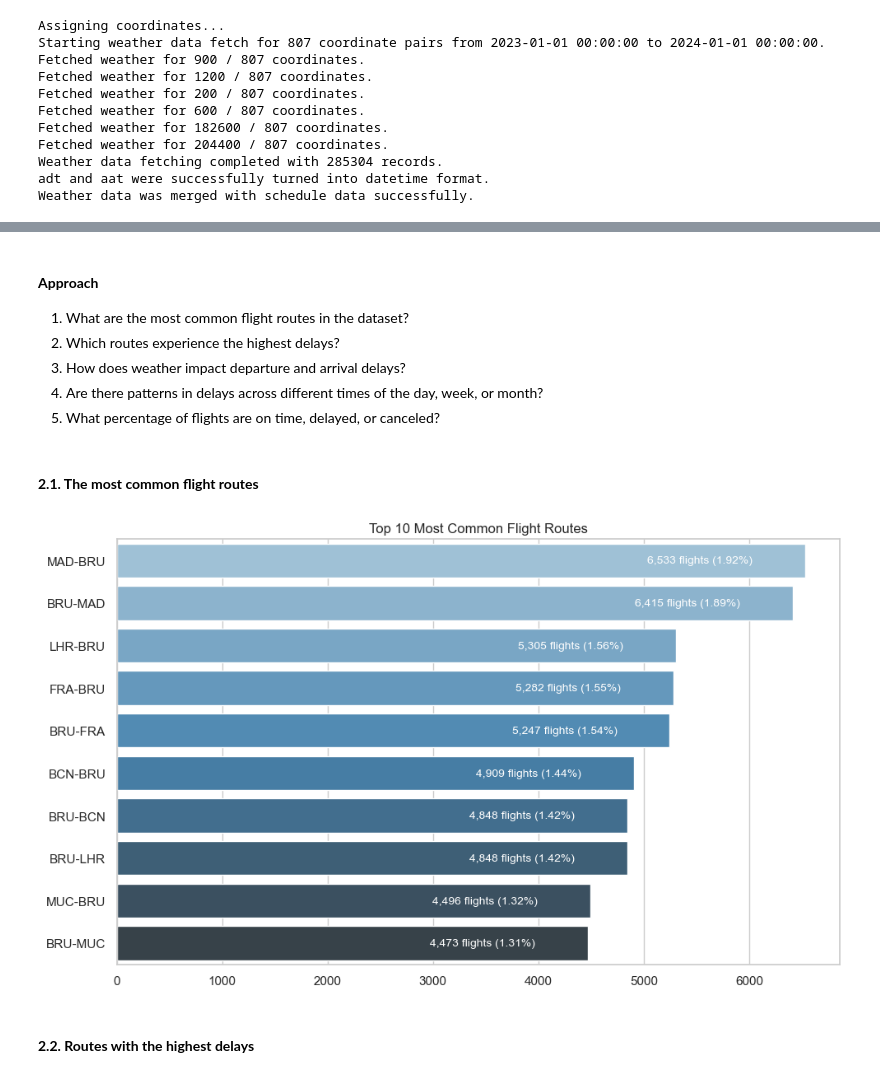
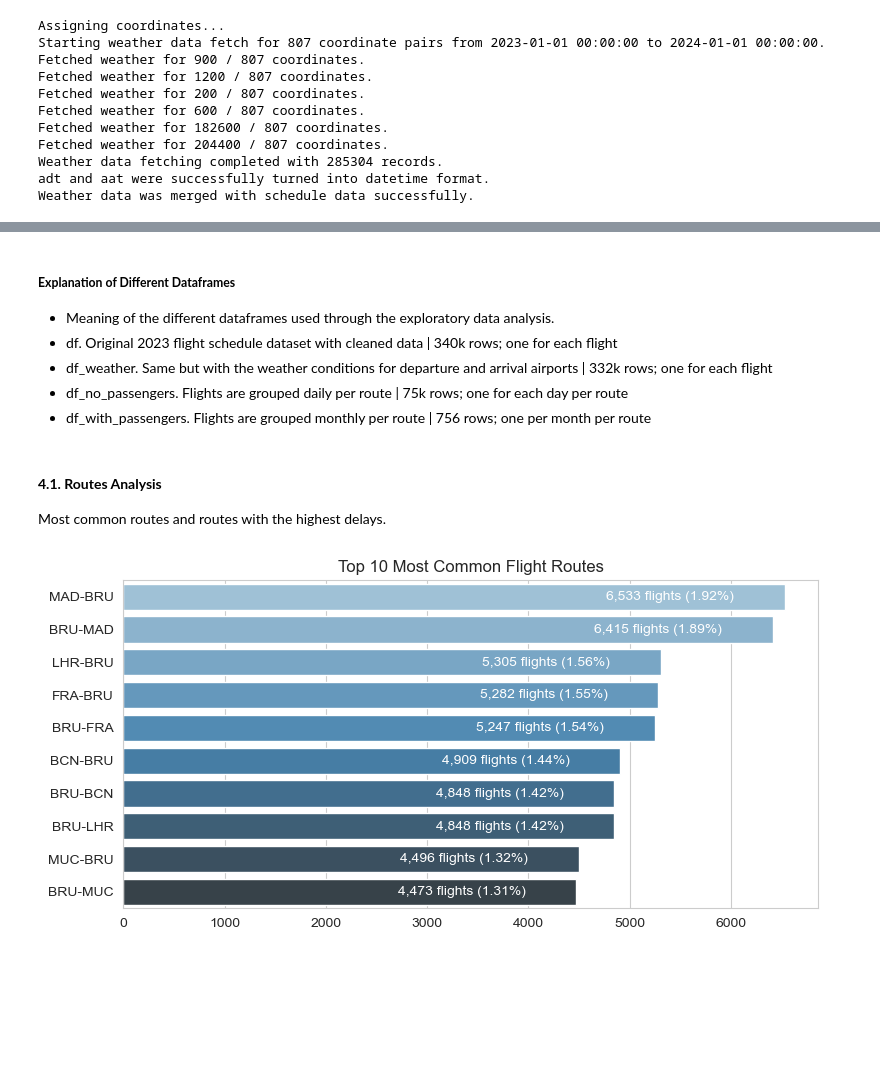
Before and after one commit to DT-Service-Consulting/avstats, a Jupyter notebook: avstats/AvStats_EDA.ipynb, the cells around one changed output, grey strips where cells are left out. Drawn from its saved outputs; the diff is of its cells as text; code cells hidden in the pictures; blank space fills up the shorter version.

```diff
--- a/avstats/AvStats_EDA.ipynb
+++ b/avstats/AvStats_EDA.ipynb
@@ -60,8 +95,7 @@ These are the changes made to fill out all the missing values in the dataset.
     * Afternoon (12:00 to 17:59)
     * Night (18:00 to 23:59)
 # %%
-data_processing = DataProcessing(df_avstats, unique_column='uuid')
-df = data_processing.preprocess_avstats()
+df = data_processing.feature_engineering()
 negative_dep_delay_rows = df[df['dep_delay'] < 0] # Filter rows where 'dep_delay' is negative (on time flights)
 df.head()
 # %% [output]
@@ -207,8 +212,8 @@ df_passengers. Flights are grouped monthly per route | 756 rows; one per month p
 # %% [markdown]
-#### **Approach**
+##### **Explanation of Different Dataframes**
 
-1. What are the most common flight routes in the dataset?
-2. Which routes experience the highest delays?
-3. How does weather impact departure and arrival delays?
-4. Are there patterns in delays across different times of the day, week, or month?
-5. What percentage of flights are on time, delayed, or canceled?
+* Meaning of the different dataframes used through the exploratory data analysis.
+* df. Original 2023 flight schedule dataset with cleaned data | 340k rows; one for each flight
+* df_weather. Same but with the weather conditions for departure and arrival airports | 332k rows; one for each flight
+* df_no_passengers. Flights are grouped daily per route | 75k rows; one for each day per route
+* df_with_passengers. Flights are grouped monthly per route | 756 rows; one per month per route
@@ -215,27 +224,27 @@ df_passengers. Flights are grouped monthly per route | 756 rows; one per month p
 # %% [markdown]
-#### **2.1. The most common flight routes**
+#### **4.1. Routes Analysis**
+
+Most common routes and routes with the highest delays.
 # %%
 # Most Common Routes
 common_routes = df['route_iata_code'].value_counts().head(10)
 common_routes_percentage = (common_routes / df['route_iata_code'].count() * 100).round(2)
 
 # Visualize Most Common Routes with Improved Annotation
-plt.figure(figsize=(10, 6))
+plt.figure(figsize=(8, 4))
 sns.barplot(x=common_routes.values, y=common_routes.index, palette='Blues_d')
 plt.title('Top 10 Most Common Flight Routes')
 plt.xlabel('')
 plt.ylabel('')
 
 # Annotate bars with percentages and ensure text fits within the plot
 for i, (v, p) in enumerate(zip(common_routes.values, common_routes_percentage)):
     plt.text(v - 500, i, f"{v:,} flights ({p}%)", color='white', ha='right', va='center', fontsize=10)
 
 plt.tight_layout()
 plt.show()
 # %% [output]
-[figure, old version]
+[figure, new version]
-# %% [markdown]
-#### **2.2. Routes with the highest delays**
 # %%
 # Calculate Average Delay by Route
 average_delay_sorted = df.groupby('route_iata_code')['dep_delay'].mean().sort_values(ascending=False).reset_index()
```
Also changed, not shown: parts of 48 cells of this notebook, 26 other files.
